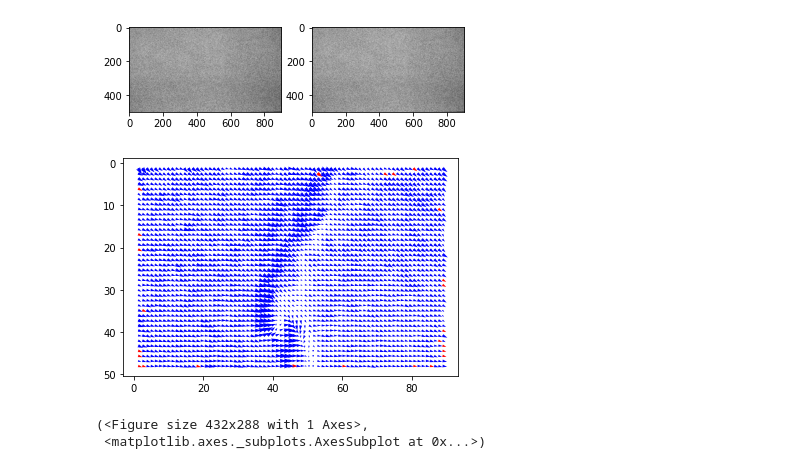
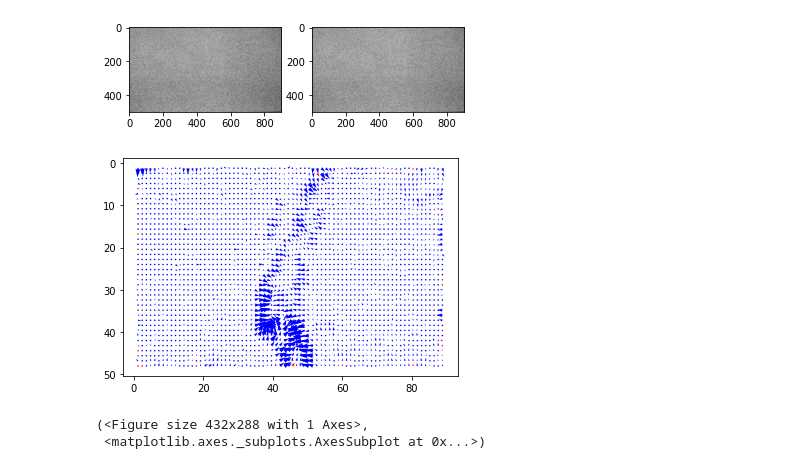
Before and after one commit to TAMU-DEEP/schlieren_openCV, a Jupyter notebook: test_openpiv_notebook.ipynb, the cells around one changed output. Drawn from its saved outputs; the diff is of its cells as text; code cells hidden in the pictures.

```diff
--- a/test_openpiv_notebook.ipynb
+++ b/test_openpiv_notebook.ipynb
@@ -73,11 +73,13 @@ u1, v1, mask = validation.sig2noise_val( u0, v0, sig2noise, threshold = 1.3 )
 u2, v2 = filters.replace_outliers( u1, v1, method='localmean', max_iter=10, kernel_size=2)
 
 x, y, u3, v3 = scaling.uniform(x, y, u2, v2, scaling_factor = 10)
+# %%
+u3, v3 = u3-np.mean(u3), v3-np.mean(u3)
 # %%
 tools.save(x, y, u3, v3, mask, 'exp1_001.txt' )
 
-tools.display_vector_field('exp1_001.txt', scale=100, width=0.005)
+tools.display_vector_field('exp1_001.txt', scale=50, width=0.005)
 # %% [output]
-[figure, old version]
+[figure, new version]
 (<Figure size 432x288 with 1 Axes>,
  <matplotlib.axes._subplots.AxesSubplot at 0x...>)
```
Also changed, not shown: parts of 1 cell of this notebook.
